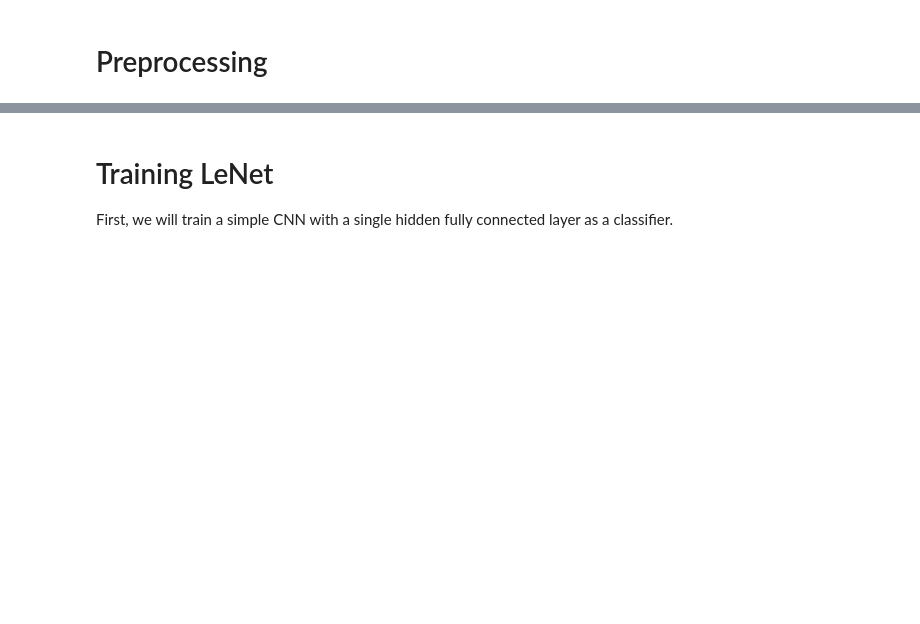
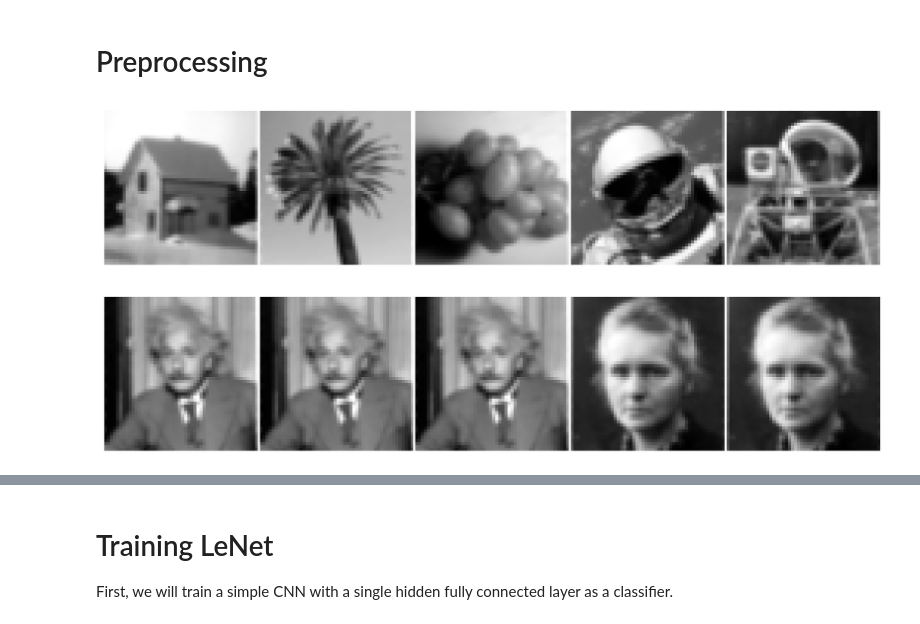
Before and after one commit to dseuss/ml-experiments, a Jupyter notebook: Notebooks/APS Captcha.ipynb, the cells around one changed output, grey strips where cells are left out. Cells and saved outputs as stored; diff of their text form; code cells hidden in the pictures; blank space fills up the shorter version.

```diff
--- a/Notebooks/APS Captcha.ipynb
+++ b/Notebooks/APS Captcha.ipynb
@@ -68,26 +72,30 @@ rw_labels = {str(key): 0 if label == 0 else 1
 x_rw, y_rw = load_images('data/aps/real_world/', labeldict=rw_labels)
 # %%
 from mpl_toolkits.axes_grid import ImageGrid
+from math import ceil
 
-def imsshow(images, grid=(-1, 5)):
+def imsshow(images, grid=(5, -1)):
     assert any(g > 0 for g in grid)
 
-    grid_x = grid[0] if grid[0] > 0 else len(images) // grid[1] + 1
-    grid_y = grid[1] if grid[1] > 0 else len(images) // grid[0] + 1
+    grid_x = grid[0] if grid[0] > 0 else ceil(len(images) / grid[1])
+    grid_y = grid[1] if grid[1] > 0 else ceil(len(images) / grid[0])
 
     axes = ImageGrid(pl.gcf(), "111", (grid_y, grid_x), share_all=True)
     for ax, img in zip(axes, images):
         ax.get_xaxis().set_ticks([])
         ax.get_yaxis().set_ticks([])
         ax.imshow(img[0], cmap='gray')
 
 pl.figure(0, figsize=(16, 10))
 imsshow(x_train, grid=(5, 1))
 pl.show()
 
 pl.figure(0, figsize=(16, 10))
 imsshow(x_train[::-4], grid=(5, 1))
 pl.show()
+# %% [output]
+[figure, added]
+[figure, added]
 # %%
 from keras.preprocessing.image import ImageDataGenerator
 
```
Also changed, not shown: parts of 14 cells of this notebook.
